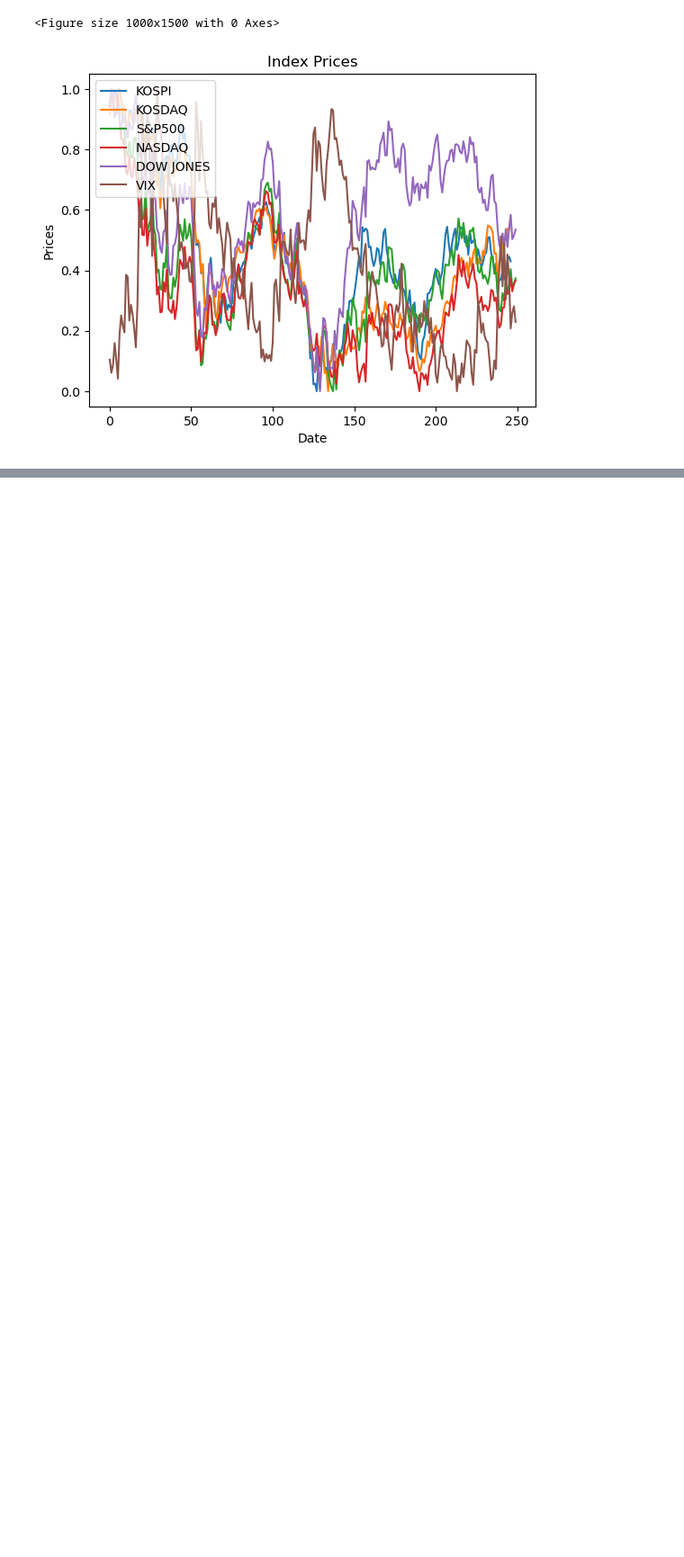
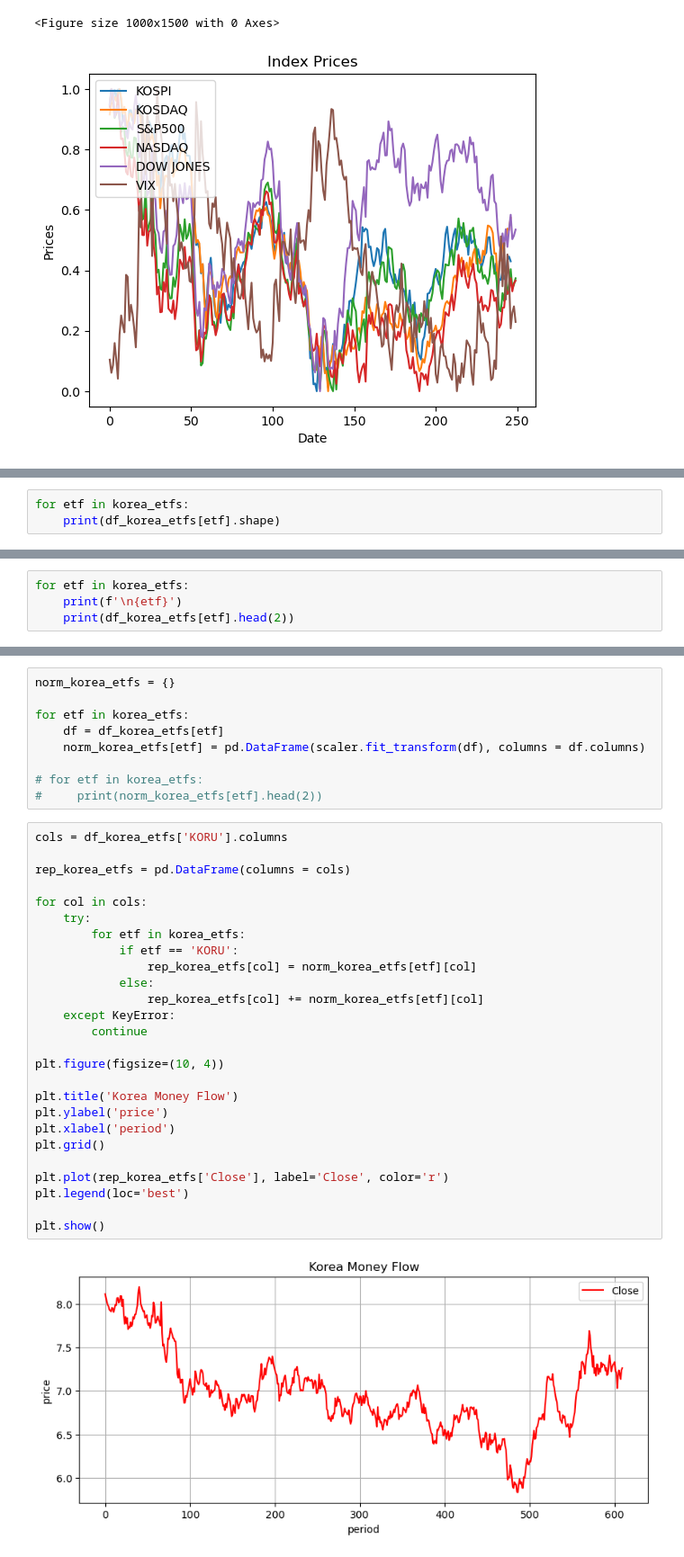
Before and after one commit to praivesi/Finaince2, a Jupyter notebook: stocks.ipynb, the cells around one changed output, grey strips where cells are left out. Shown at 90% size. Cells and saved outputs as stored; diff of their text form; blank space fills up the shorter version.

Commit message:
ADD ETF data associated with Korea

```diff
--- a/stocks.ipynb
+++ b/stocks.ipynb
@@ -166,0 +176,3 @@ Date
+# %%
+for etf in korea_etfs:
+    print(df_korea_etfs[etf].shape)
@@ -166,0 +198,4 @@ Date
+# %%
+for etf in korea_etfs:
+    print(f'\n{etf}')
+    print(df_korea_etfs[etf].head(2))
@@ -167,3 +220,40 @@ Date
+# %%
+norm_korea_etfs = {}
+
+for etf in korea_etfs:
+    df = df_korea_etfs[etf]
+    norm_korea_etfs[etf] = pd.DataFrame(scaler.fit_transform(df), columns = df.columns)
+
+# for etf in korea_etfs:
+#     print(norm_korea_etfs[etf].head(2))
+# %%
+cols = df_korea_etfs['KORU'].columns
+
+rep_korea_etfs = pd.DataFrame(columns = cols)
+
+for col in cols:
+    try:
+        for etf in korea_etfs:
+            if etf == 'KORU':
+                rep_korea_etfs[col] = norm_korea_etfs[etf][col]
+            else:
+                rep_korea_etfs[col] += norm_korea_etfs[etf][col]
+    except KeyError:
+        continue
+
+plt.figure(figsize=(10, 4))
+
+plt.title('Korea Money Flow')
+plt.ylabel('price')
+plt.xlabel('period')
+plt.grid()
+
+plt.plot(rep_korea_etfs['Close'], label='Close', color='r')
+plt.legend(loc='best')
+
+plt.show()
+# %% [output]
+[figure, added]
 # %%
 norm_koru = pd.DataFrame(scaler.fit_transform(df_koru), columns = df_koru.columns)
 norm_flkr = pd.DataFrame(scaler.fit_transform(df_flkr), columns = df_flkr.columns)
```
Also changed, not shown: parts of 8 cells of this notebook.
